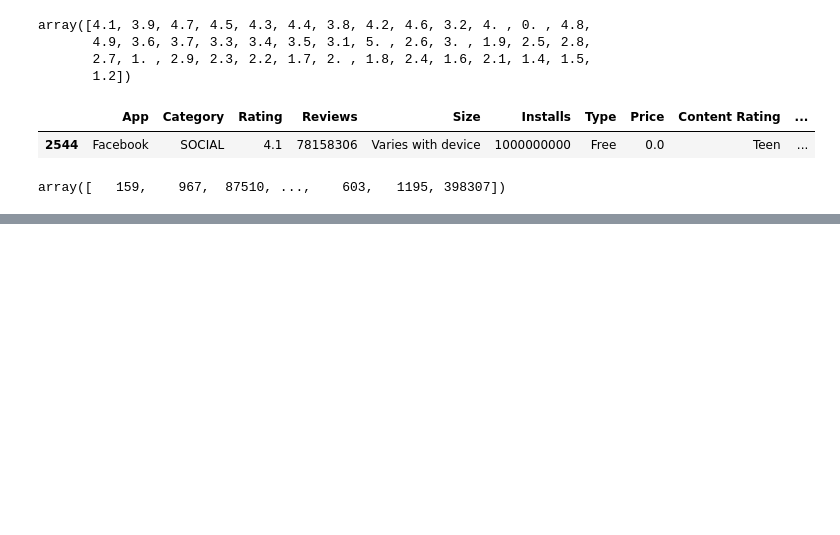
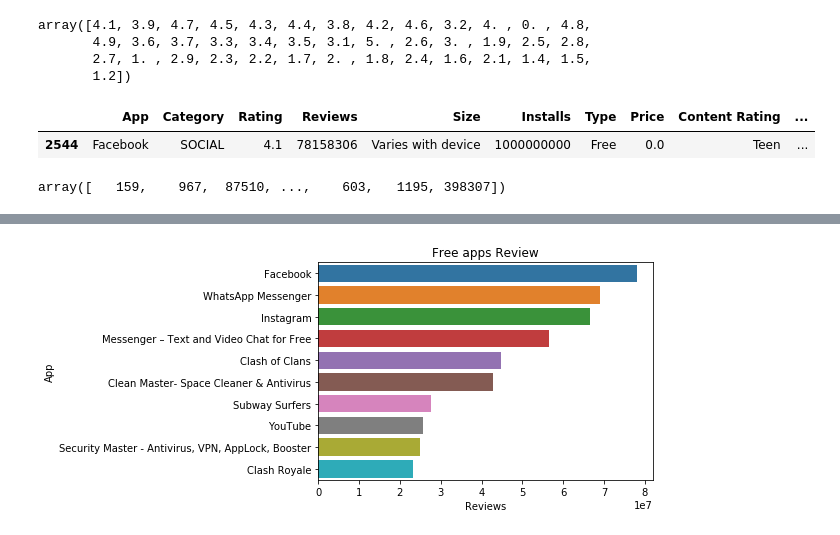
Before and after one commit to Sukhrobjon/DS-1.1, a Jupyter notebook: final_project/google_playstore_visiualization.ipynb, the cells around one changed output, grey strips where cells are left out. Cells and saved outputs as stored; diff of their text form; code cells hidden in the pictures; blank space fills up the shorter version.

```diff
--- a/final_project/google_playstore_visiualization.ipynb
+++ b/final_project/google_playstore_visiualization.ipynb
@@ -274,0 +319,16 @@ df.reset_index(drop=True, inplace=True)
+# %%
+free_apps = df.loc[df["Type"] == "Free"]
+paid_apps = df.loc[df["Type"] == "Paid"]
+# %%
+free_apps_review = free_apps.sort_values(by=["Reviews"], ascending=False)
+paid_apps_review = paid_apps.sort_values(by=["Reviews"], ascending=False)
+# %%
+# free apps reviews visualizatoin
+ax = sb.barplot(x=free_apps_rated["Reviews"][:10], y=free_apps_review["App"][:10])
+ax.set_xlim(0, None)
+
+ax.set_title('Free apps Review')
+
+plt.show()
+# %% [output]
+[figure, added]
```
Also changed, not shown: parts of 21 cells of this notebook, 1 other file.
